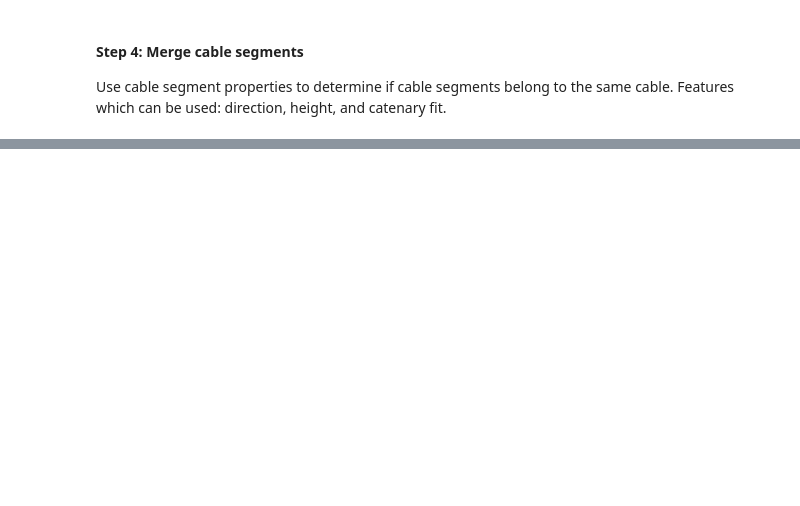
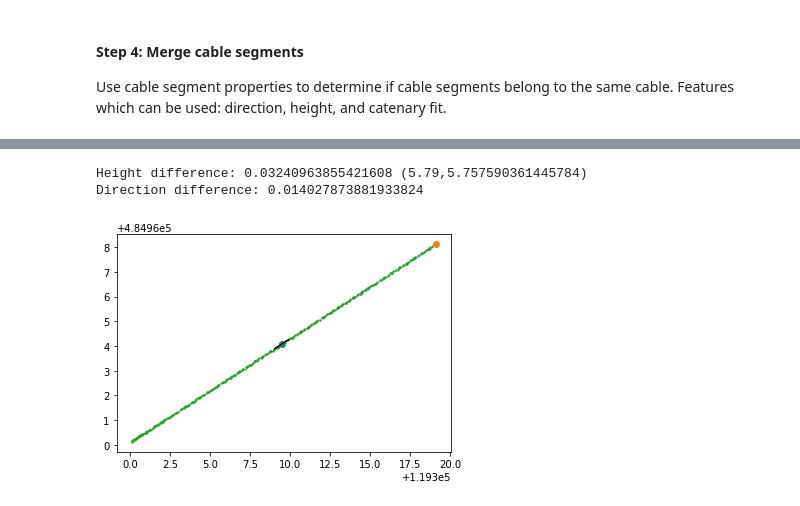
Before and after one commit to Amsterdam-Internships/UPC_Suspended_Streetlight_Extractor, a Jupyter notebook: milestone_2/Cable Extraction B.ipynb, the cells around one changed output, grey strips where cells are left out. Drawn from its saved outputs; the diff is of its cells as text; code cells hidden in the pictures; blank space fills up the shorter version.

```diff
--- a/milestone_2/Cable Extraction B.ipynb
+++ b/milestone_2/Cable Extraction B.ipynb
@@ -414,0 +591,35 @@ Use cable segment properties to determine if cable segments belong to the same c
+# %%
+def unit_vector(vector):
+    return vector / np.linalg.norm(vector)
+
+def angle_between(v1, v2):
+    """ Returns the angle in radians between vectors 'v1' and 'v2'"""
+    v1_u = unit_vector(v1)
+    v2_u = unit_vector(v2)
+    return np.rad2deg(np.arccos(np.clip(np.dot(v1_u, v2_u), -1.0, 1.0)))
+# %%
+p_ks = unclassified_pts[cc_growing_mask]
+for p_k in p_ks:
+    cov = np.cov(segment_points[:,:2], rowvar=False)
+    eig_val, eig_vec = np.linalg.eig(cov)
+    dir_v = eig_vec[:,eig_val.argmax()]
+    V_p_k = [p_k[0]-search_area.centroid.x,p_k[1]-search_area.centroid.y]
+    angle = angle_between(dir_v,V_p_k)
+
+
+
+    print(f'Height difference: {abs(p_k[2]-segment_points[end_segment_mask,2].mean())} ({p_k[2]},{segment_points[end_segment_mask,2].mean()})')
+    print(f'Direction difference: {angle}')
+
+    fig = plt.figure()
+    ax = plt.axes()
+    ax.scatter(search_area.centroid.x,search_area.centroid.y)
+    ax.arrow(segment_points[:,0].mean(),segment_points[:,1].mean(), dir_v[0], dir_v[1])
+    ax.scatter(p_k[0],p_k[1])
+    ax.scatter(segment_points[:,0],segment_points[:,1], s=1)
+    plt.show()
+    break
+# %% [output]
+Height difference: 0.03240963855421608 (5.79,5.757590361445784)
+Direction difference: 0.014027873881933824
+[figure, added]
```
Also changed, not shown: parts of 23 cells of this notebook.
